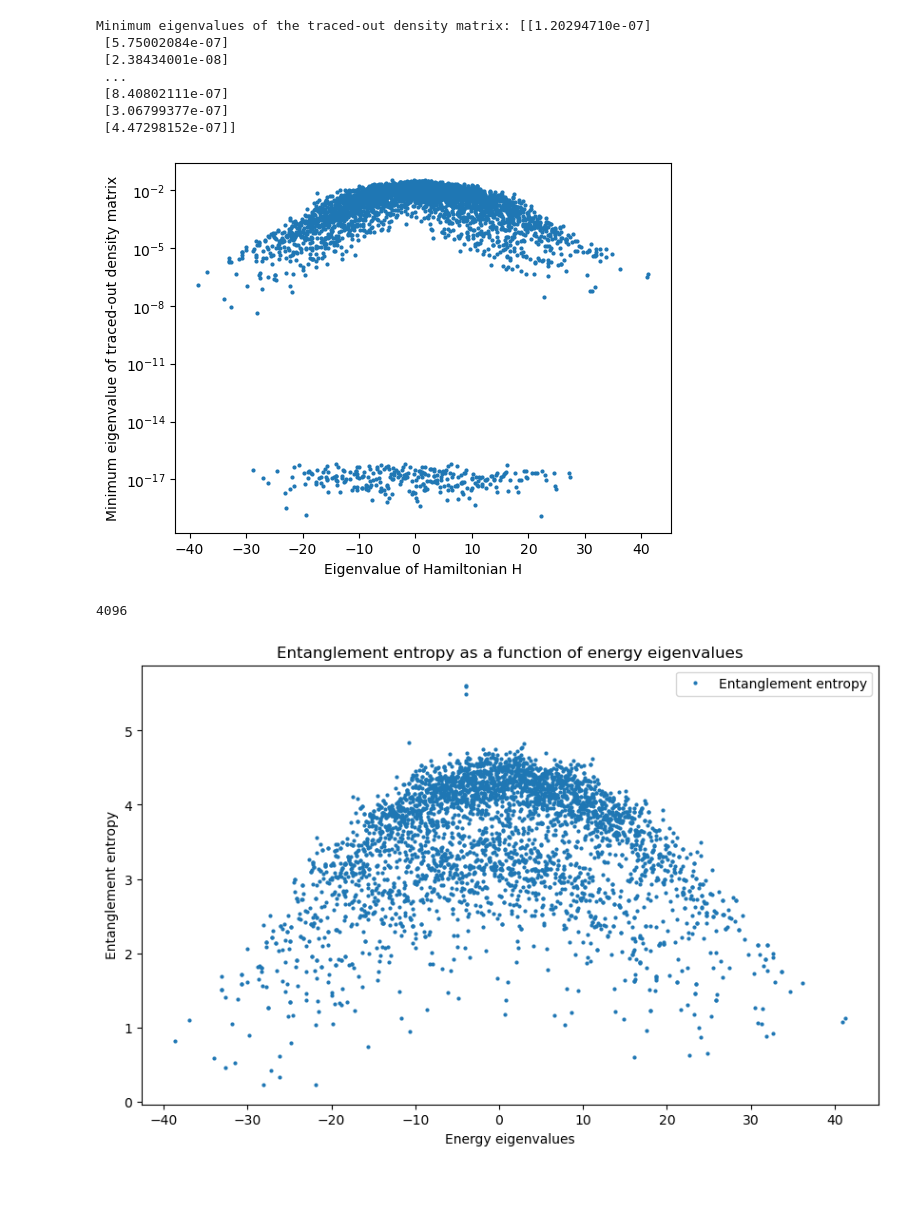
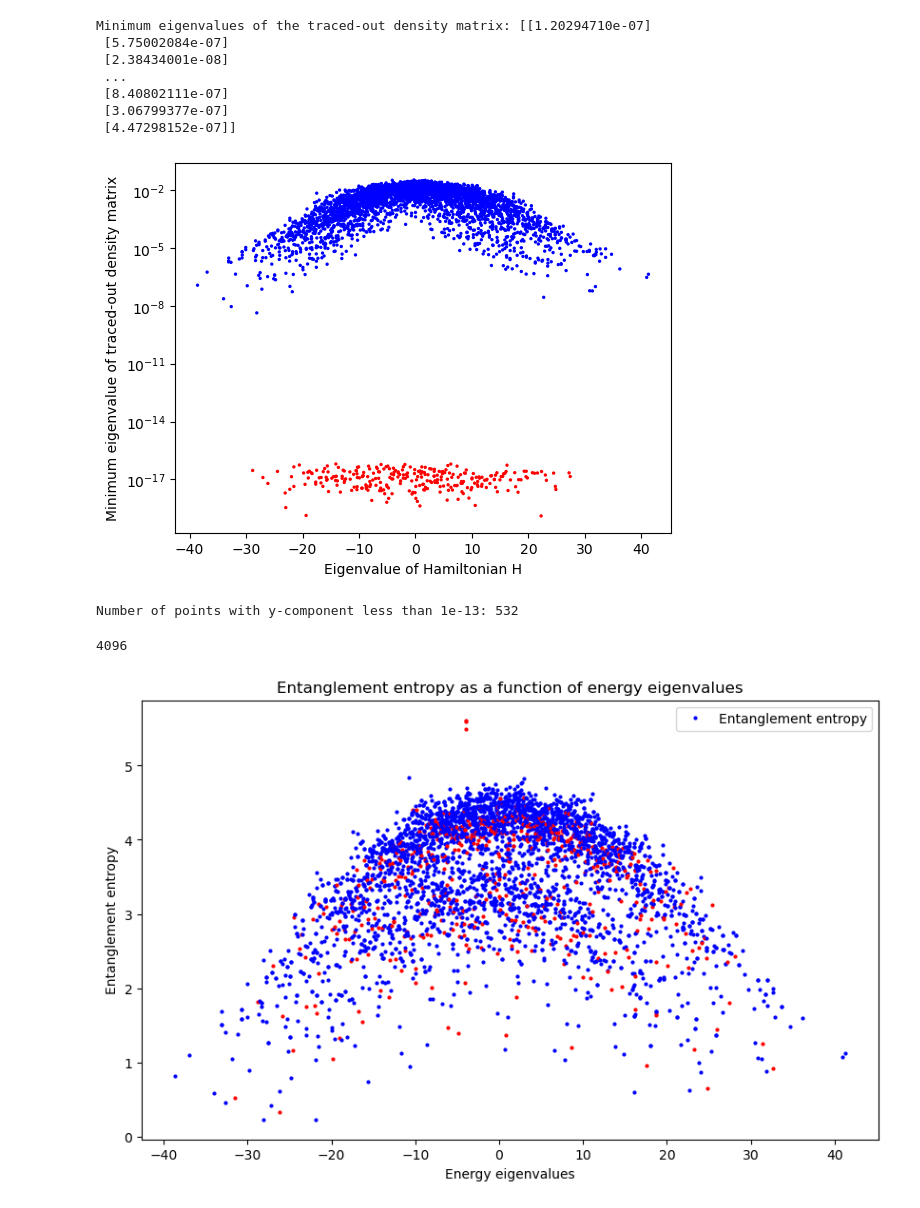
Before and after one commit to ofeypolv/frh, a Jupyter notebook: icosahedral.ipynb, the cells around one changed output. Saved outputs shown, nothing was run; the diff lists cells and outputs as text; code cells hidden in the pictures.

```diff
--- a/icosahedral.ipynb
+++ b/icosahedral.ipynb
@@ -328,18 +328,33 @@ Minimum eigenvalues of the traced-out density matrix: [[1.20294710e-07]
  [4.47298152e-07]]
 # %%
 # Plot the minimum eigenvalue of the traced-out density matrix as a function of the eigenvalue of the Hamiltonian H
-plt.plot(eigenvalues, min_eigenvalues, 'o', markersize=2)
+
+# Define the threshold
+threshold = 10e-14
+min_eigenvalues = np.array(min_eigenvalues)
+
+# Count points with y-component less than the threshold
+count = sum(1 for y in min_eigenvalues if y < threshold)
+
+# Highlight points with y-component less than the threshold in red
+colors = ['red' if y < threshold else 'blue' for y in min_eigenvalues]
+
+# Plot the minimum eigenvalue of the traced-out density matrix as a function of the eigenvalue of the Hamiltonian H
+plt.scatter(eigenvalues, min_eigenvalues, color=colors, s=2)
 
 # Set y-scale to log and manually define the ticks
 plt.yscale("log")
-#plt.yticks([10**-6, 10**-5, 10**-4, 10**-3, 10**-2, 10**-1], [r"$10^{-6}$", r"$10^{-5}$", r"$10^{-4}$", r"$10^{-3}$", r"$10^{-2}$", r"$10^{-1}$"])
+# plt.yticks([10**-6, 10**-5, 10**-4, 10**-3, 10**-2, 10**-1], [r"$10^{-6}$", r"$10^{-5}$", r"$10^{-4}$", r"$10^{-3}$", r"$10^{-2}$", r"$10^{-1}$"])
 
 plt.xlabel('Eigenvalue of Hamiltonian H')
 plt.ylabel('Minimum eigenvalue of traced-out density matrix')
-#plt.title('Minimum eigenvalue of traced-out density matrix vs Eigenvalue of Hamiltonian H')
+# plt.title('Minimum eigenvalue of traced-out density matrix vs Eigenvalue of Hamiltonian H')
 plt.show()
+
+print(f'Number of points with y-component less than {threshold}: {count}')
 # %% [output]
-[figure, old version]
+[figure, new version]
+Number of points with y-component less than 1e-13: 532
 # %%
 # ENTANGLEMENT ENTROPY COMPUTATION
 
@@ -353,11 +368,18 @@ print(len(entropies))
 # %%
 # Plot entanglement entropy as a function of energy eigenvalues
 plt.figure(figsize=(10, 6))
-plt.plot(eigenvalues, entropies, 'o', label='Entanglement entropy', markersize=2)
+
+# Highlight points with y-component less than the threshold in red
+colors = ['red' if y < threshold else 'blue' for y in min_eigenvalues]
+
+# Plot entanglement entropy with highlighted points
+for i, color in enumerate(colors):
+    plt.plot(eigenvalues[i], entropies[i], 'o', color=color, markersize=2)
+
 plt.xlabel('Energy eigenvalues')
 plt.ylabel('Entanglement entropy')
 plt.title('Entanglement entropy as a function of energy eigenvalues')
-plt.legend()
+plt.legend(['Entanglement entropy'])
 plt.show()
 # %% [output]
-[figure, old version]
+[figure, new version]
```
Also changed, not shown: parts of 2 cells of this notebook.
